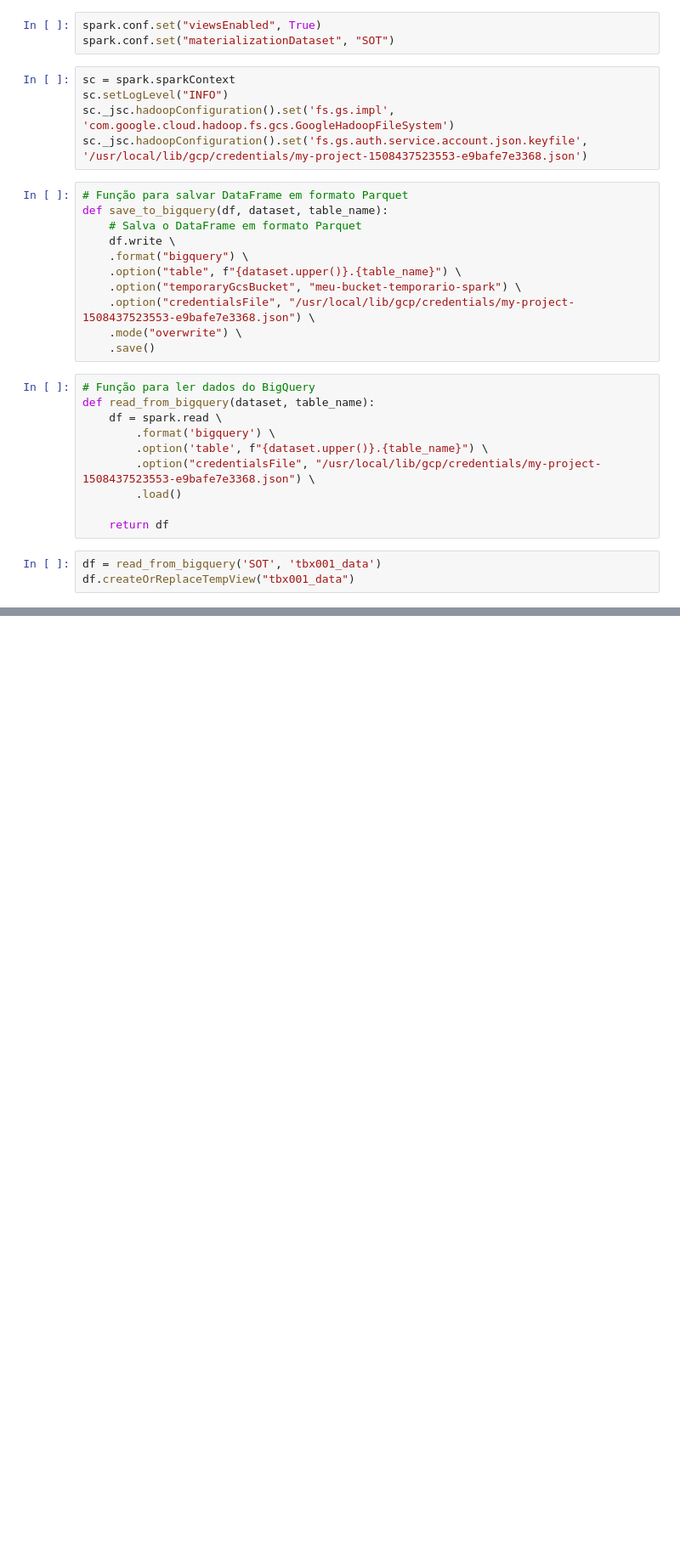
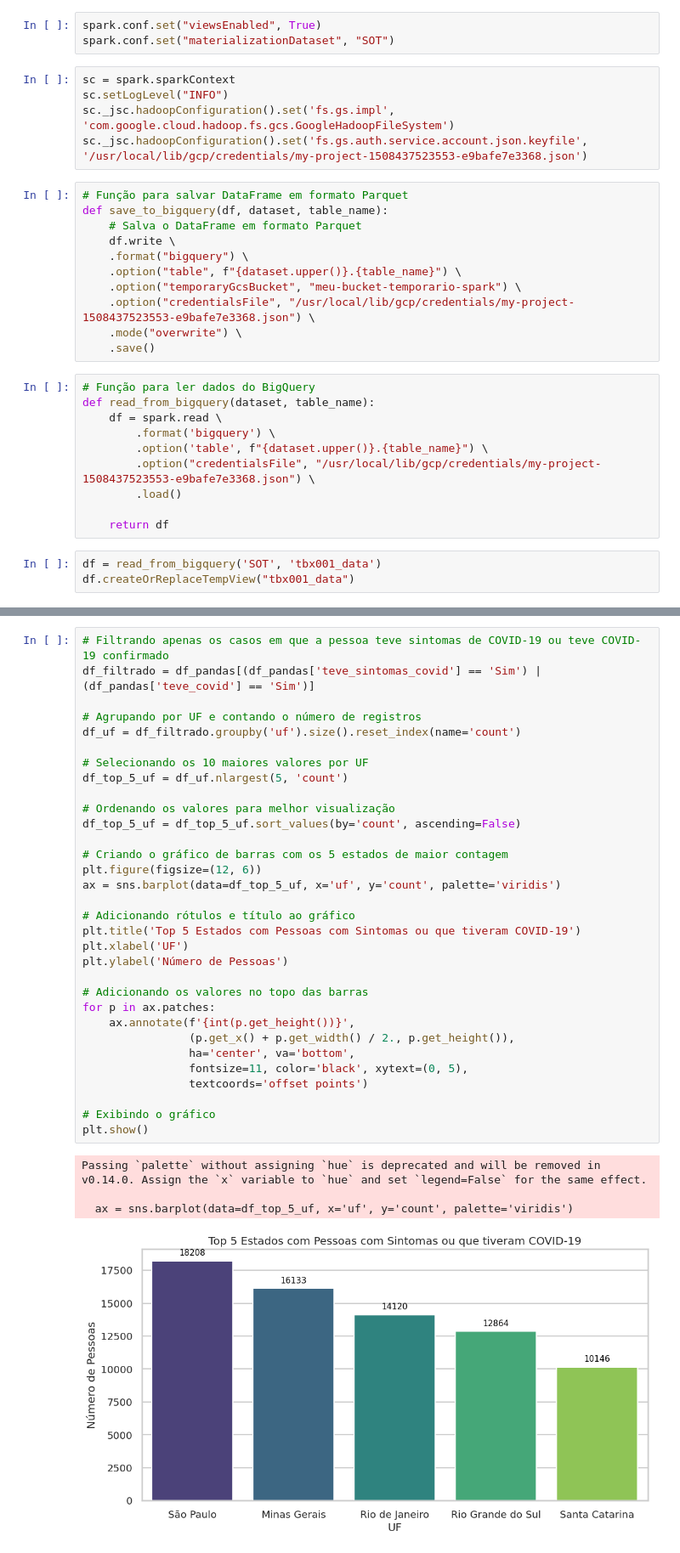
Before and after one commit to tsrodr/fiap-dataanalysis-techchallenge-fase3, a Jupyter notebook: main.ipynb, the cells around one changed output, grey strips where cells are left out. Shown at 85% size. Drawn from its saved outputs; the diff is of its cells as text; blank space fills up the shorter version.

```diff
--- a/main.ipynb
+++ b/main.ipynb
@@ -107,0 +297,37 @@ only showing top 20 rows
+# %%
+# Filtrando apenas os casos em que a pessoa teve sintomas de COVID-19 ou teve COVID-19 confirmado
+df_filtrado = df_pandas[(df_pandas['teve_sintomas_covid'] == 'Sim') | (df_pandas['teve_covid'] == 'Sim')]
+
+# Agrupando por UF e contando o número de registros
+df_uf = df_filtrado.groupby('uf').size().reset_index(name='count')
+
+# Selecionando os 10 maiores valores por UF
+df_top_5_uf = df_uf.nlargest(5, 'count')
+
+# Ordenando os valores para melhor visualização
+df_top_5_uf = df_top_5_uf.sort_values(by='count', ascending=False)
+
+# Criando o gráfico de barras com os 5 estados de maior contagem
+plt.figure(figsize=(12, 6))
+ax = sns.barplot(data=df_top_5_uf, x='uf', y='count', palette='viridis')
+
+# Adicionando rótulos e título ao gráfico
+plt.title('Top 5 Estados com Pessoas com Sintomas ou que tiveram COVID-19')
+plt.xlabel('UF')
+plt.ylabel('Número de Pessoas')
+
+# Adicionando os valores no topo das barras
+for p in ax.patches:
+    ax.annotate(f'{int(p.get_height())}',
+                (p.get_x() + p.get_width() / 2., p.get_height()),
+                ha='center', va='bottom',
+                fontsize=11, color='black', xytext=(0, 5),
+                textcoords='offset points')
+
+# Exibindo o gráfico
+plt.show()
+# %% [output]
+Passing `palette` without assigning `hue` is deprecated and will be removed in v0.14.0. Assign the `x` variable to `hue` and set `legend=False` for the same effect.
+
+  ax = sns.barplot(data=df_top_5_uf, x='uf', y='count', palette='viridis')
+[figure, added]
```
Also changed, not shown: parts of 15 cells of this notebook, 4 other files.
